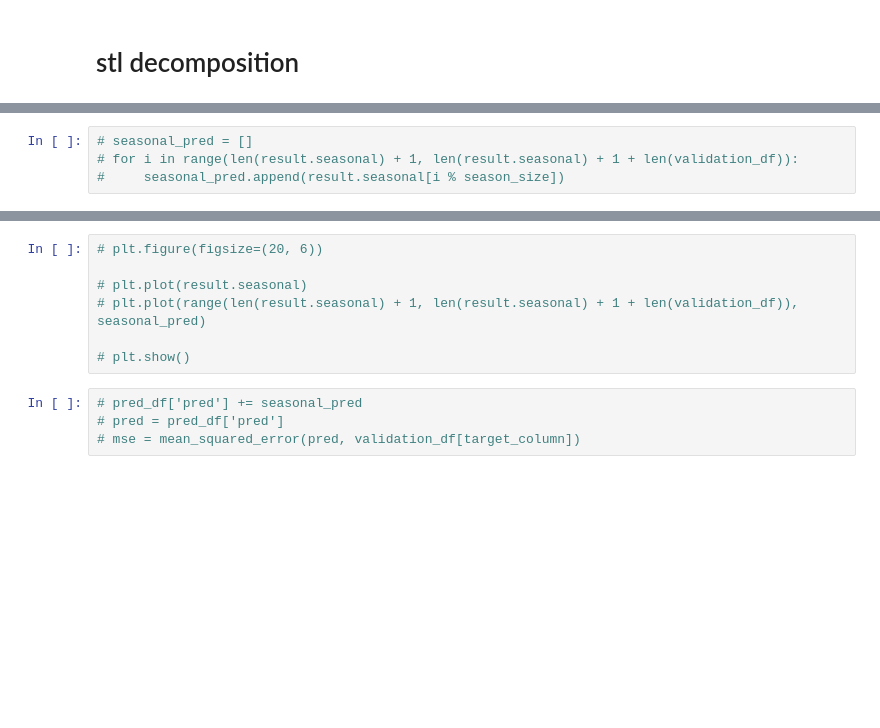
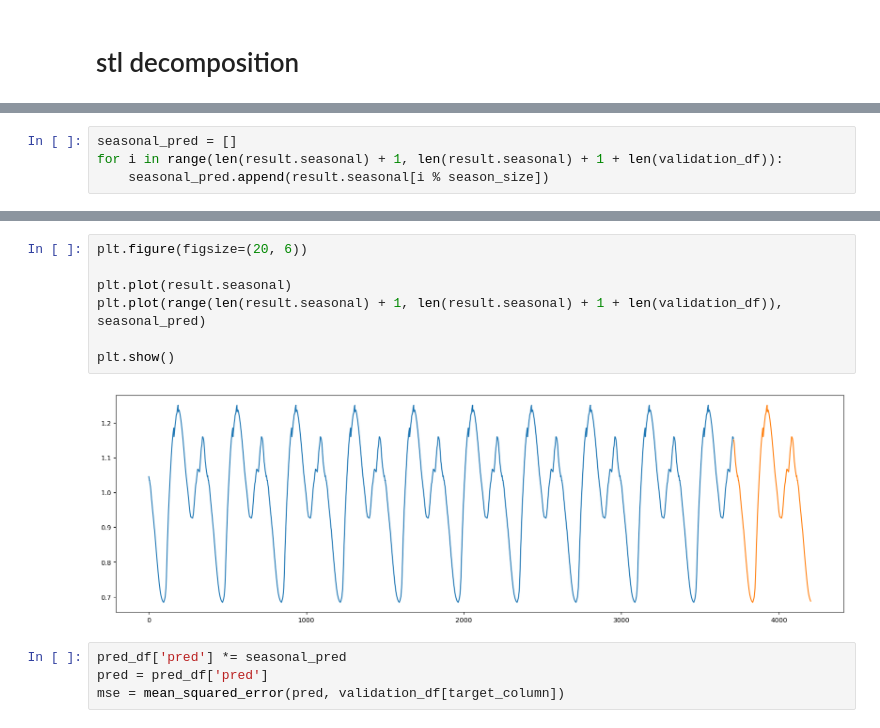
Before and after one commit to SS-Sid/Commodity_Forecasting, a Jupyter notebook: pipeline.ipynb, the cells around one changed output, grey strips where cells are left out. Drawn from its saved outputs; the diff is of its cells as text; blank space fills up the shorter version.

```diff
--- a/pipeline.ipynb
+++ b/pipeline.ipynb
@@ -929,5 +968,5 @@ plt.show()
 # %%
-# seasonal_pred = []
-# for i in range(len(result.seasonal) + 1, len(result.seasonal) + 1 + len(validation_df)):
-#     seasonal_pred.append(result.seasonal[i % season_size])
+seasonal_pred = []
+for i in range(len(result.seasonal) + 1, len(result.seasonal) + 1 + len(validation_df)):
+    seasonal_pred.append(result.seasonal[i % season_size])
 # %%
@@ -943,12 +1004,14 @@ plt.show()
 # %%
-# plt.figure(figsize=(20, 6))
+plt.figure(figsize=(20, 6))
 
-# plt.plot(result.seasonal)
-# plt.plot(range(len(result.seasonal) + 1, len(result.seasonal) + 1 + len(validation_df)), seasonal_pred)
+plt.plot(result.seasonal)
+plt.plot(range(len(result.seasonal) + 1, len(result.seasonal) + 1 + len(validation_df)), seasonal_pred)
 
-# plt.show()
+plt.show()
+# %% [output]
+[figure, added]
 # %%
-# pred_df['pred'] += seasonal_pred
-# pred = pred_df['pred']
-# mse = mean_squared_error(pred, validation_df[target_column])
+pred_df['pred'] *= seasonal_pred
+pred = pred_df['pred']
+mse = mean_squared_error(pred, validation_df[target_column])
 # %%
```
Also changed, not shown: parts of 29 cells of this notebook, 2 other files.
